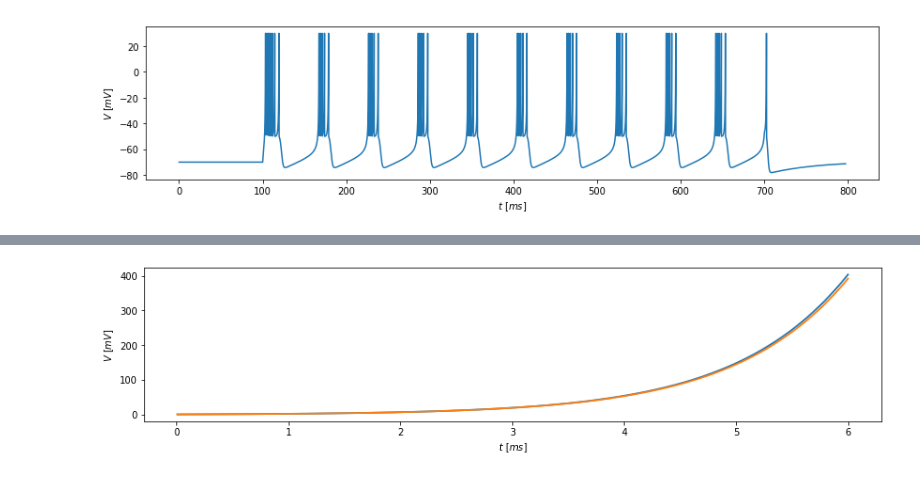
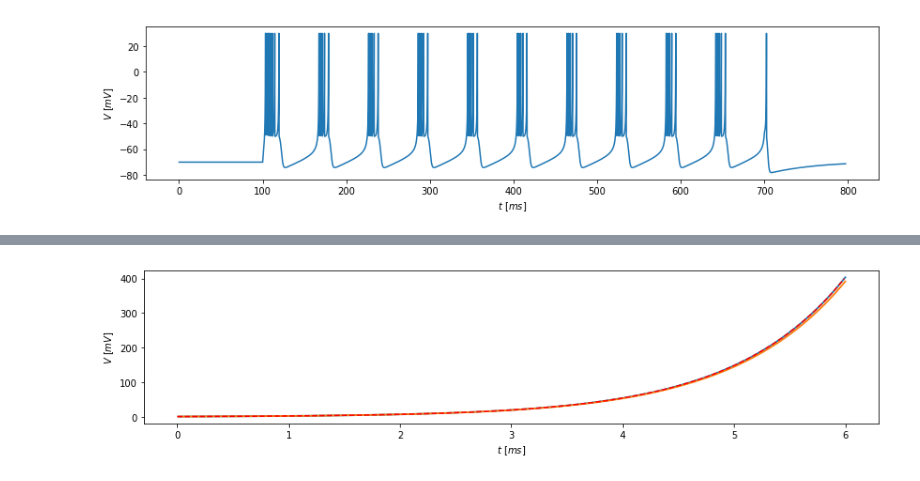
Before and after one commit to monlie/pyBrain, a Jupyter notebook: Untitled.ipynb, the cells around one changed output, grey strips where cells are left out. Drawn from its saved outputs; the diff is of its cells as text; code cells hidden in the pictures.

Commit message:
everything is done except graph

```diff
--- a/Untitled.ipynb
+++ b/Untitled.ipynb
@@ -69,19 +77,21 @@ plt.show()
 # %%
 %matplotlib inline
 test_neuron = neuron._TestNeuron(np.array([1, 0], dtype=np.float64))
 osi = oscilloscope.VoltageOscilloscope(test_neuron)
 
 itr = integrator.Integrator(test_neuron, 0.01)
 itr.integrate(600)
 fig = plt.figure(figsize=(14, 3))
 
 osi.display(fig, lw=1.8)
 osi.reboot()
 test_neuron.status[0] = 1
 
 itr = integrator.EulerIntegrator(test_neuron, 0.01)
 itr.integrate(600)
 osi.display(fig, lw=1.8)
+_t = np.arange(0, 6, 0.01)
+plt.plot(_t, np.exp(_t), color="red", ls="--")
 plt.show()
 # %% [output]
-[figure, old version]
+[figure, new version]
```
Also changed, not shown: parts of 5 cells of this notebook, 2 other files.
